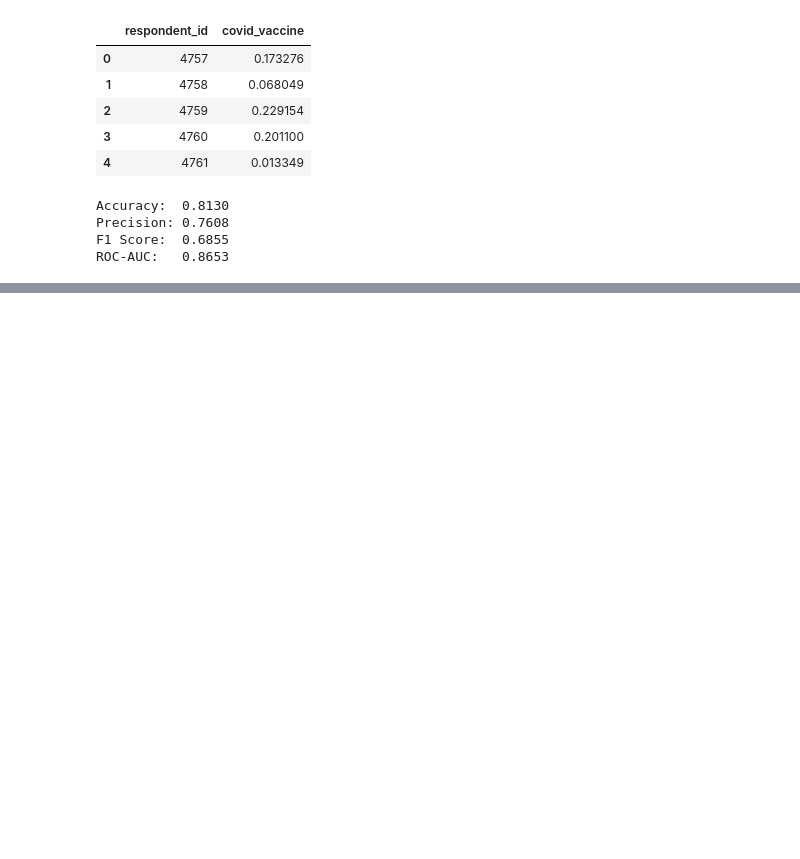
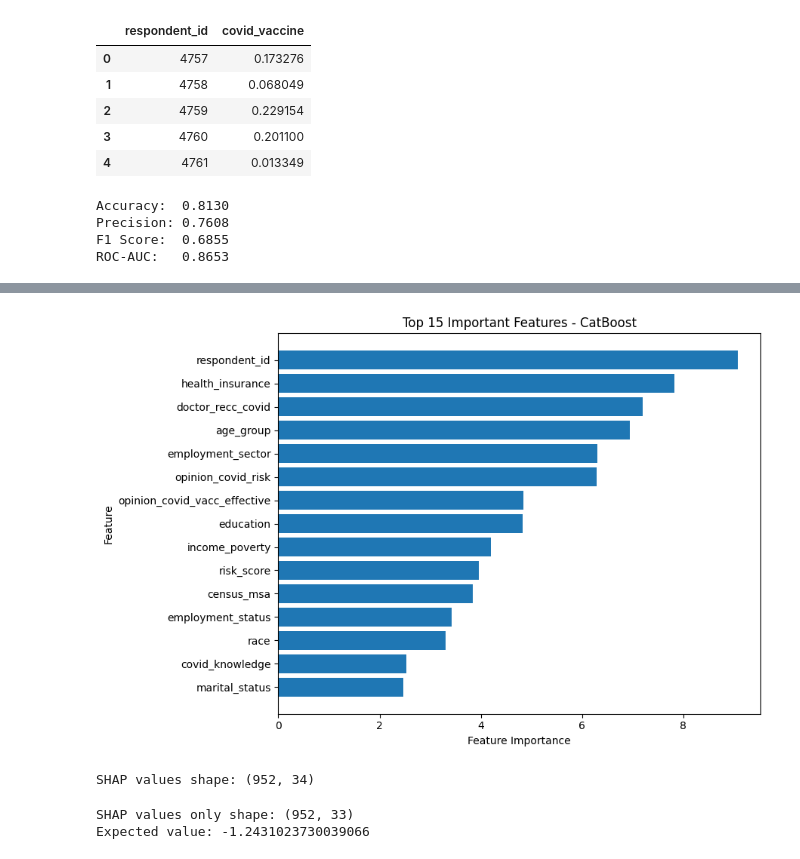
Before and after one commit to Research-Methods-hackathon/Hackathon_GroupV, a Jupyter notebook: models/Hackathon_Shanmukha_Karthik.ipynb, the cells around one changed output, grey strips where cells are left out. Drawn from its saved outputs; the diff is of its cells as text; code cells hidden in the pictures; blank space fills up the shorter version.

```diff
--- a/models/Hackathon_Shanmukha_Karthik.ipynb
+++ b/models/Hackathon_Shanmukha_Karthik.ipynb
@@ -357,3 +357,17 @@ Accuracy:  0.8130
 Precision: 0.7608
 F1 Score:  0.6855
 ROC-AUC:   0.8653
+# %%
+feature_importance = pd.DataFrame({
+    "Feature": X_train.columns,
+    "Importance": final_model.get_feature_importance()
+})
+
+feature_importance = feature_importance.sort_values(
+    by="Importance",
+    ascending=False
+)
+
+display(feature_importance.head(15))
+
+feature_importance.to_csv("/content/outputs/catboost_feature_importance.csv", index=False)
@@ -359,0 +391,15 @@ ROC-AUC:   0.8653
+# %%
+top_features = feature_importance.head(15).sort_values("Importance")
+
+plt.figure(figsize=(9, 6))
+plt.barh(top_features["Feature"], top_features["Importance"])
+
+plt.title("Top 15 Important Features - CatBoost")
+plt.xlabel("Feature Importance")
+plt.ylabel("Feature")
+plt.tight_layout()
+
+plt.savefig("/content/outputs/catboost_feature_importance.png", bbox_inches="tight")
+plt.show()
+# %% [output]
+[figure, added]
@@ -359,0 +414,24 @@ ROC-AUC:   0.8653
+# %%
+valid_pool = Pool(
+    X_valid,
+    label=y_valid,
+    cat_features=cat_features
+)
+
+shap_values = final_model.get_feature_importance(
+    valid_pool,
+    type="ShapValues"
+)
+
+print("SHAP values shape:", shap_values.shape)
+# %% [output]
+SHAP values shape: (952, 34)
+# %%
+shap_values_only = shap_values[:, :-1]
+expected_value = shap_values[:, -1].mean()
+
+print("SHAP values only shape:", shap_values_only.shape)
+print("Expected value:", expected_value)
+# %% [output]
+SHAP values only shape: (952, 33)
+Expected value: -1.2431023730039066
```
Also changed, not shown: parts of 15 cells of this notebook.
